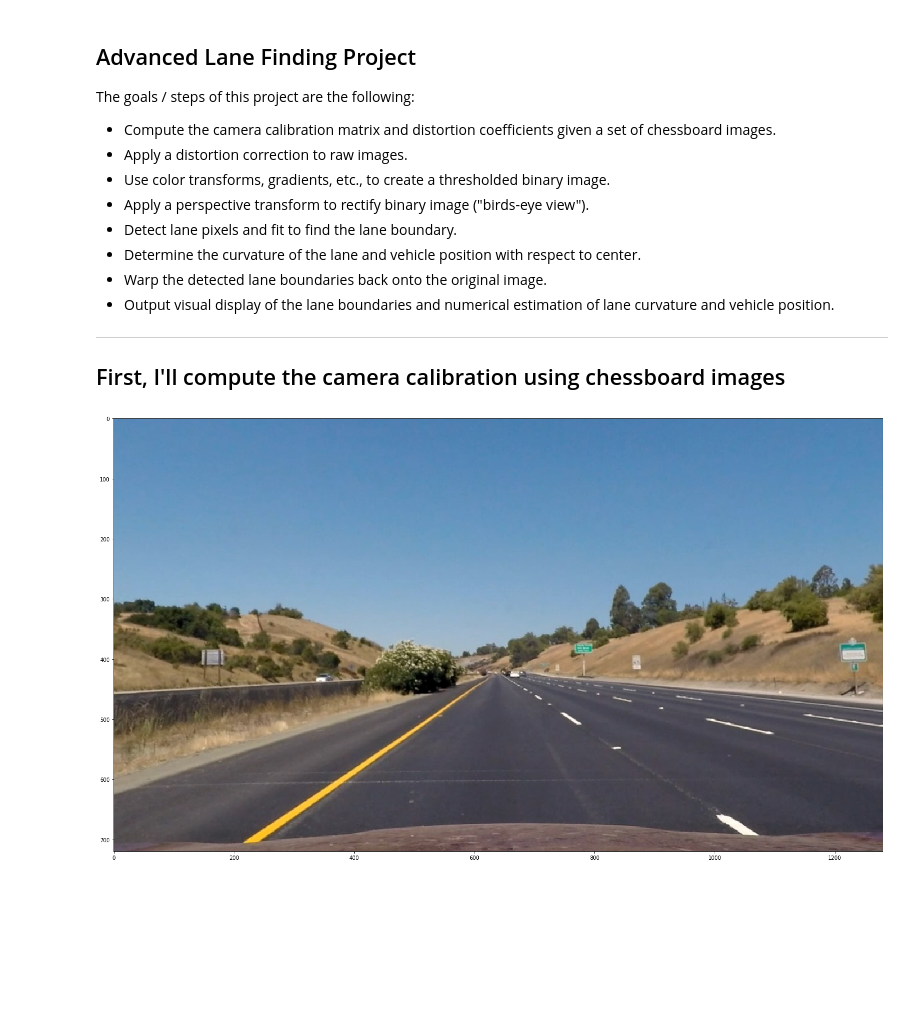
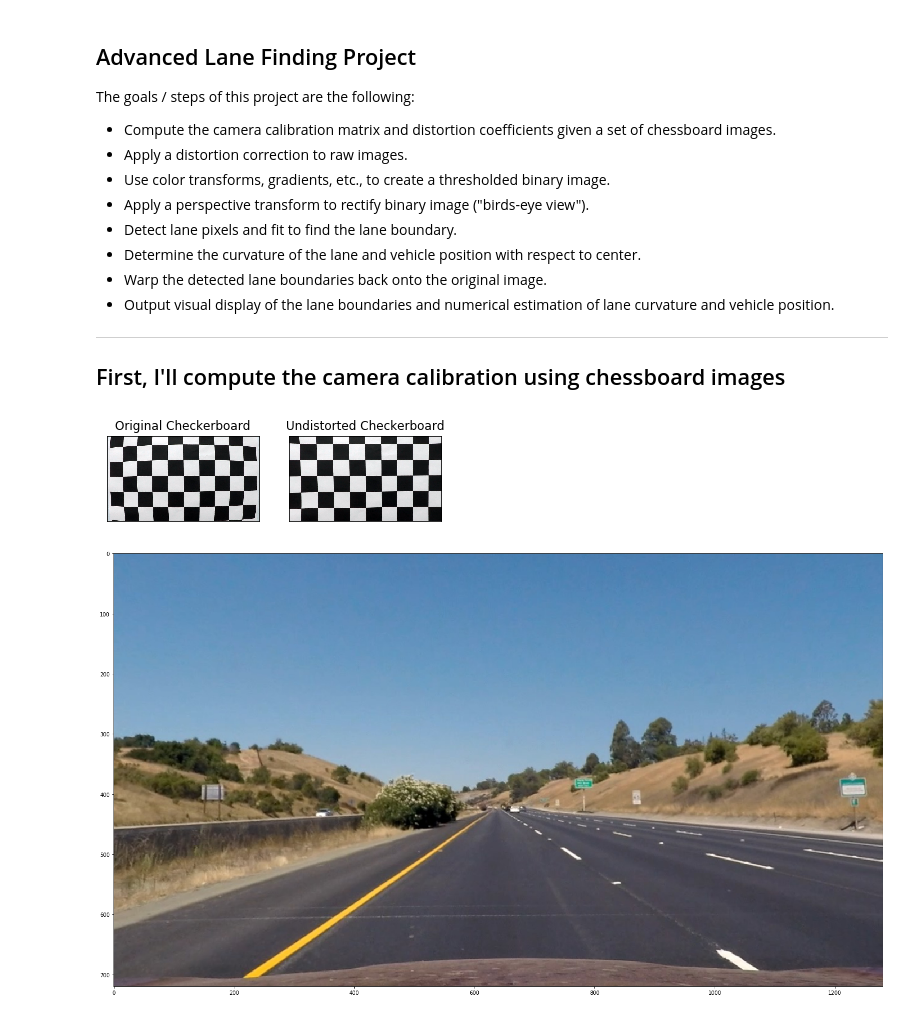
Before and after one commit to berciktymule/CarND-Advanced-Lane-Lines, a Jupyter notebook: examples/p4pipeline.ipynb, the cells around one changed output. Saved outputs shown, nothing was run; the diff lists cells and outputs as text; code cells hidden in the pictures; blank space fills up the shorter version.

Commit message:
Writup complete with images and video

```diff
--- a/examples/p4pipeline.ipynb
+++ b/examples/p4pipeline.ipynb
@@ -51,6 +51,23 @@ ret, mtx, dist, rvecs, tvecs = cv2.calibrateCamera(objpoints, imgpoints, img_siz
 # %%
 def correct_image(image):
     return cv2.undistort(image, mtx, dist, None, mtx)
+# %%
+img = cv2.imread(images[0])
+gray = cv2.cvtColor(img,cv2.COLOR_BGR2GRAY)
+corrected = correct_image(img)
+
+fig = plt.figure()
+plt.subplot(121),
+plt.imshow(img, cmap = 'gray')
+plt.title('Original Checkerboard'),
+plt.xticks([]), plt.yticks([])
+plt.subplot(122),plt.imshow(corrected, cmap = 'gray')
+plt.title('Undistorted Checkerboard'),
+plt.xticks([]), plt.yticks([])
+plt.show()
+#fig.savefig('undistort_checkerboard.png', dpi=fig.dpi)
+# %% [output]
+[figure, added]
 # %%
 def make_paralel(img):
     img_width, img_height = (img.shape[1], img.shape[0])
```
Also changed, not shown: parts of 1 cell of this notebook, 12 other files.
